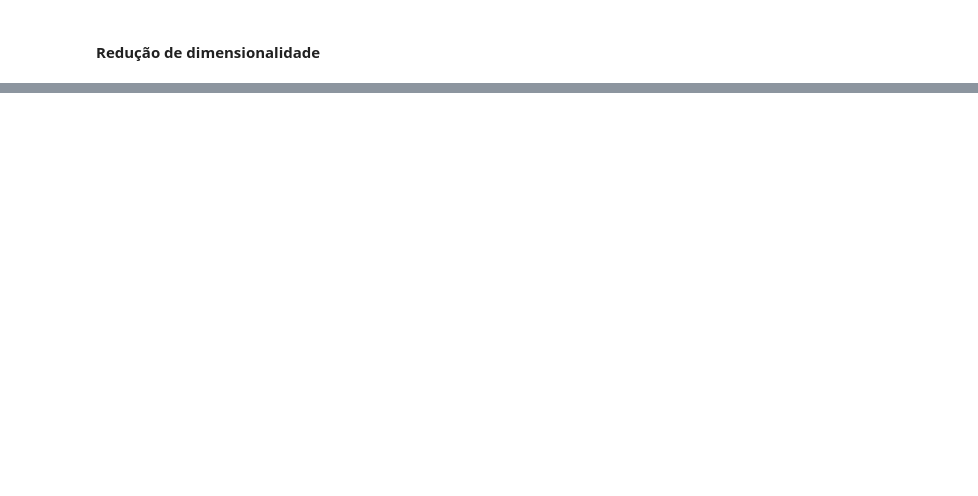
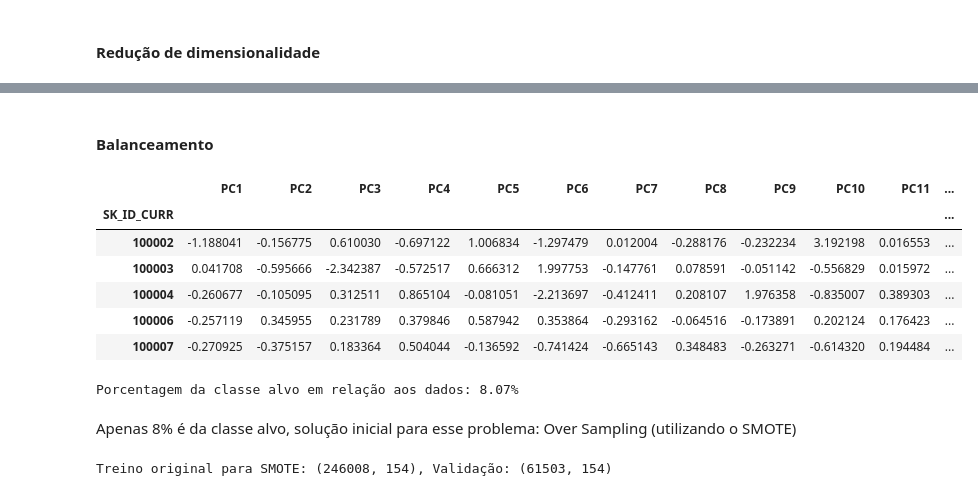
Before and after one commit to joaoserpellone/Previsao_Analise_credito, a Jupyter notebook: Pre_processamento.ipynb, the cells around one changed output, grey strips where cells are left out. Saved outputs shown, nothing was run; the diff lists cells and outputs as text; code cells hidden in the pictures; blank space fills up the shorter version.

```diff
--- a/Pre_processamento.ipynb
+++ b/Pre_processamento.ipynb
@@ -341,0 +400,47 @@ print(f"Conseguimos reduzir a dimensionalidade em {dados_padronizados.shape[1] -
+# %% [markdown]
+#### Balanceamento
+# %%
+# Inserindo os IDs de volta
+df_scaled_final.insert(0, 'SK_ID_CURR', ids)
+
+# Converte ID para inteiro
+df_scaled_final['SK_ID_CURR'] = df_scaled_final['SK_ID_CURR'].astype(int)
+
+# Setando o índice
+df_scaled_final.set_index('SK_ID_CURR', inplace=True)
+
+df_scaled_final.head()
+# %% [output]
+|  | PC1 | PC2 | PC3 | PC4 | PC5 | PC6 | PC7 | PC8 | PC9 | PC10 | PC11 | ... |
+| SK_ID_CURR |  |  |  |  |  |  |  |  |  |  |  | ... |
+| 100002 | -1.188041 | -0.156775 | 0.610030 | -0.697122 | 1.006834 | -1.297479 | 0.012004 | -0.288176 | -0.232234 | 3.192198 | 0.016553 | ... |
+| 100003 | 0.041708 | -0.595666 | -2.342387 | -0.572517 | 0.666312 | 1.997753 | -0.147761 | 0.078591 | -0.051142 | -0.556829 | 0.015972 | ... |
+| 100004 | -0.260677 | -0.105095 | 0.312511 | 0.865104 | -0.081051 | -2.213697 | -0.412411 | 0.208107 | 1.976358 | -0.835007 | 0.389303 | ... |
+| 100006 | -0.257119 | 0.345955 | 0.231789 | 0.379846 | 0.587942 | 0.353864 | -0.293162 | -0.064516 | -0.173891 | 0.202124 | 0.176423 | ... |
+| 100007 | -0.270925 | -0.375157 | 0.183364 | 0.504044 | -0.136592 | -0.741424 | -0.665143 | 0.348483 | -0.263271 | -0.614320 | 0.194484 | ... |
+# %%
+# Analisando o balanceamento na target
+print(f"Porcentagem da classe alvo em relação aos dados: {target.mean()*100:.2f}%")
+# %% [output]
+Porcentagem da classe alvo em relação aos dados: 8.07%
+# %% [markdown]
+Apenas 8% é da classe alvo, solução inicial para esse problema: Over Sampling (utilizando o SMOTE)
+# %%
+# Separando em treino e teste
+X_train_original = df_scaled_final[~df_scaled_final.index.isin(test_ids)]
+X_test_original = df_scaled_final[df_scaled_final.index.isin(test_ids)]
+y_train = target
+
+
+# Separando alguns dados de treino para validação sem usar o SMOTE
+X_train_smote, X_val, y_train_smote, y_val = train_test_split(
+    X_train_original,
+    y_train,
+    test_size=0.2, # 20% de validação sem SMOTE
+    random_state=42,
+    stratify=y_train
+)
+
+print(f"Treino original para SMOTE: {X_train_smote.shape}, Validação: {X_val.shape}")
+# %% [output]
+Treino original para SMOTE: (246008, 154), Validação: (61503, 154)
```
Also changed, not shown: parts of 10 cells of this notebook.
